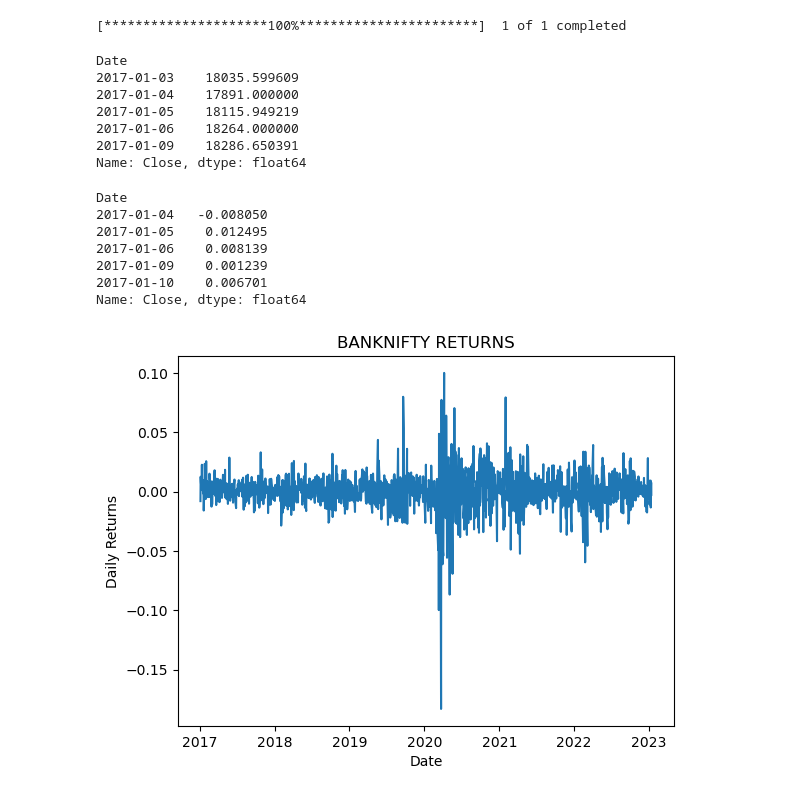
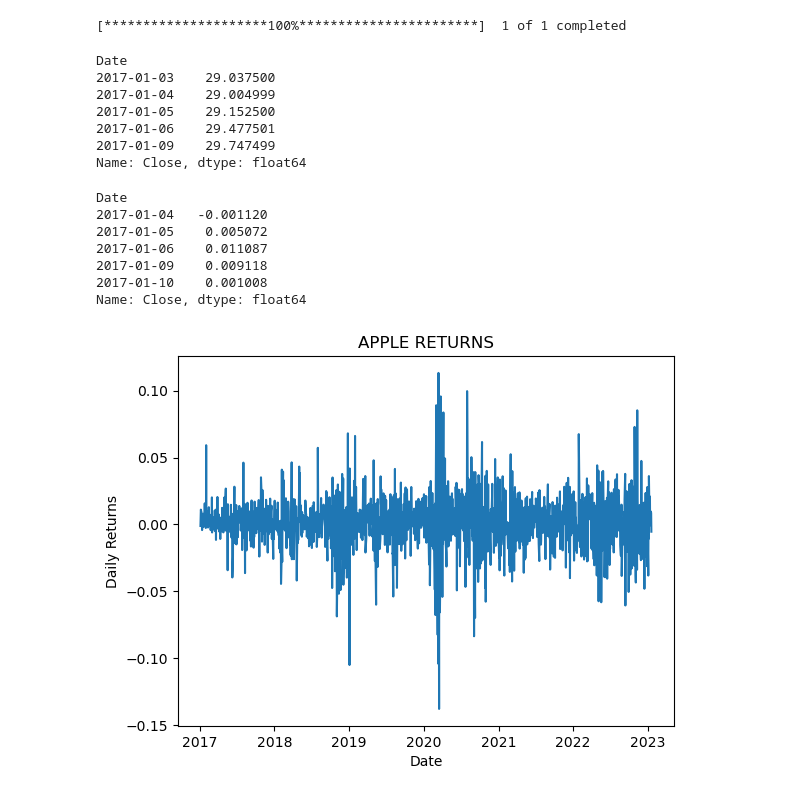
Before and after one commit to himankudas/Goemetric-Brownian-Motion, a Jupyter notebook: Goemetric Brownian Motion.ipynb, the cells around one changed output. Saved outputs shown, nothing was run; the diff lists cells and outputs as text; code cells hidden in the pictures.

```diff
--- a/Goemetric Brownian Motion.ipynb
+++ b/Goemetric Brownian Motion.ipynb
@@ -13,35 +13,39 @@ yf.pdr_override()
 # %%
 End = dt.datetime.now()
 Start = dt.datetime(2017,1,1)
-BN = pdr.get_data_yahoo('^NSEBANK', Start, End)
-Close_price = BN.Close
+Apple = pdr.get_data_yahoo('AAPL', Start, End)
+Close_price = Apple.Close
 Close_price.head()
 # %% [output]
 [*********************100%***********************]  1 of 1 completed
 Date
-2017-01-03    18035.599609
-2017-01-04    17891.000000
-2017-01-05    18115.949219
-2017-01-06    18264.000000
-2017-01-09    18286.650391
+2017-01-03    29.037500
+2017-01-04    29.004999
+2017-01-05    29.152500
+2017-01-06    29.477501
+2017-01-09    29.747499
 Name: Close, dtype: float64
 # %%
-Returns = np.log(BN.Close/BN.Close.shift(1)).dropna()
+# Printing Returns
+
+Returns = np.log(Apple.Close/Apple.Close.shift(1)).dropna()
 Returns.head()
 # %% [output]
 Date
-2017-01-04   -0.008050
-2017-01-05    0.012495
-2017-01-06    0.008139
-2017-01-09    0.001239
-2017-01-10    0.006701
+2017-01-04   -0.001120
+2017-01-05    0.005072
+2017-01-06    0.011087
+2017-01-09    0.009118
+2017-01-10    0.001008
 Name: Close, dtype: float64
 # %%
+# Ploting the chart
+
 plt.plot(Returns)
 plt.ylabel('Daily Returns')
 plt.xlabel('Date')
-plt.title('BANKNIFTY RETURNS')
+plt.title('APPLE RETURNS')
 plt.show()
 # %% [output]
-[figure, old version]
+[figure, new version]
 # %%
```
Also changed, not shown: parts of 4 cells of this notebook.
